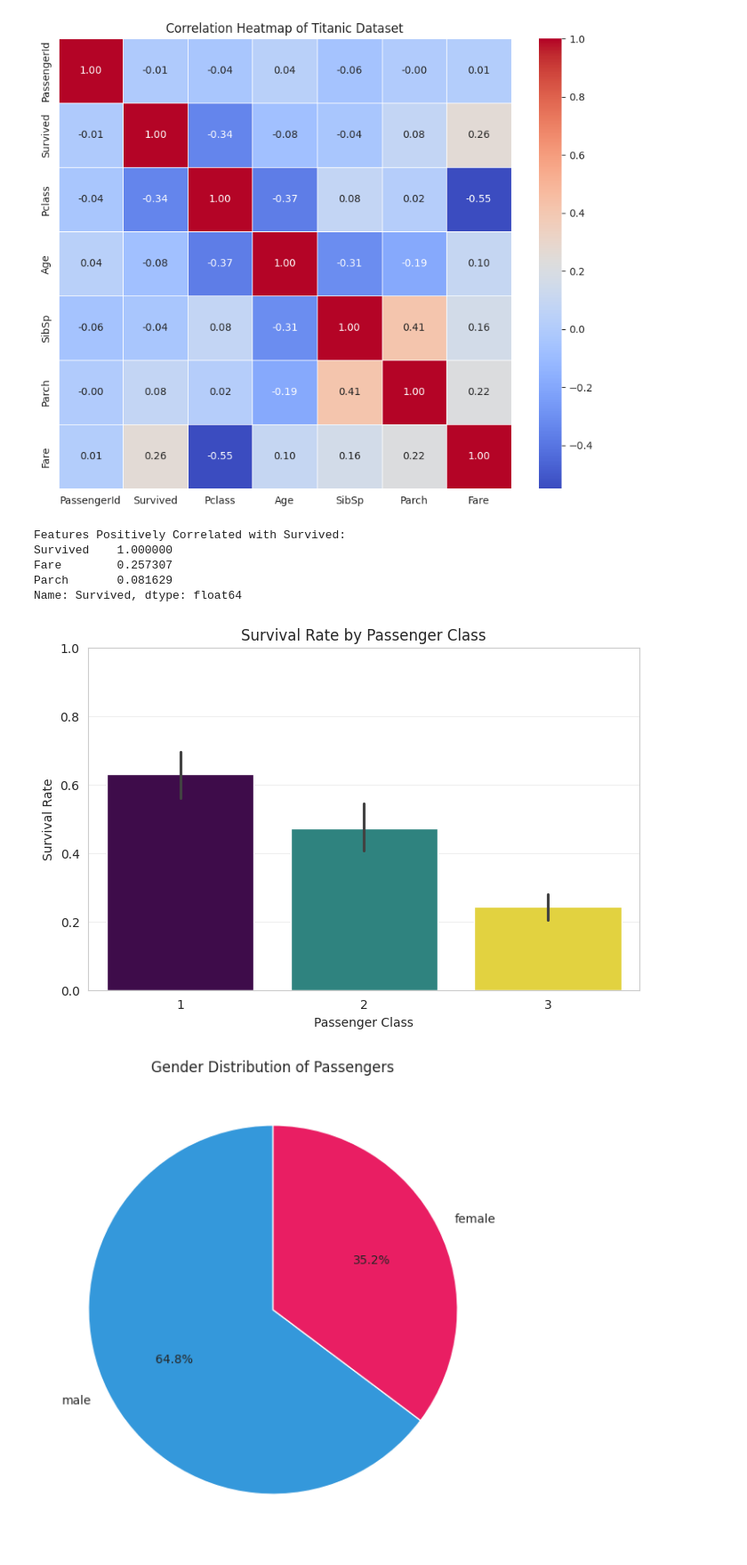
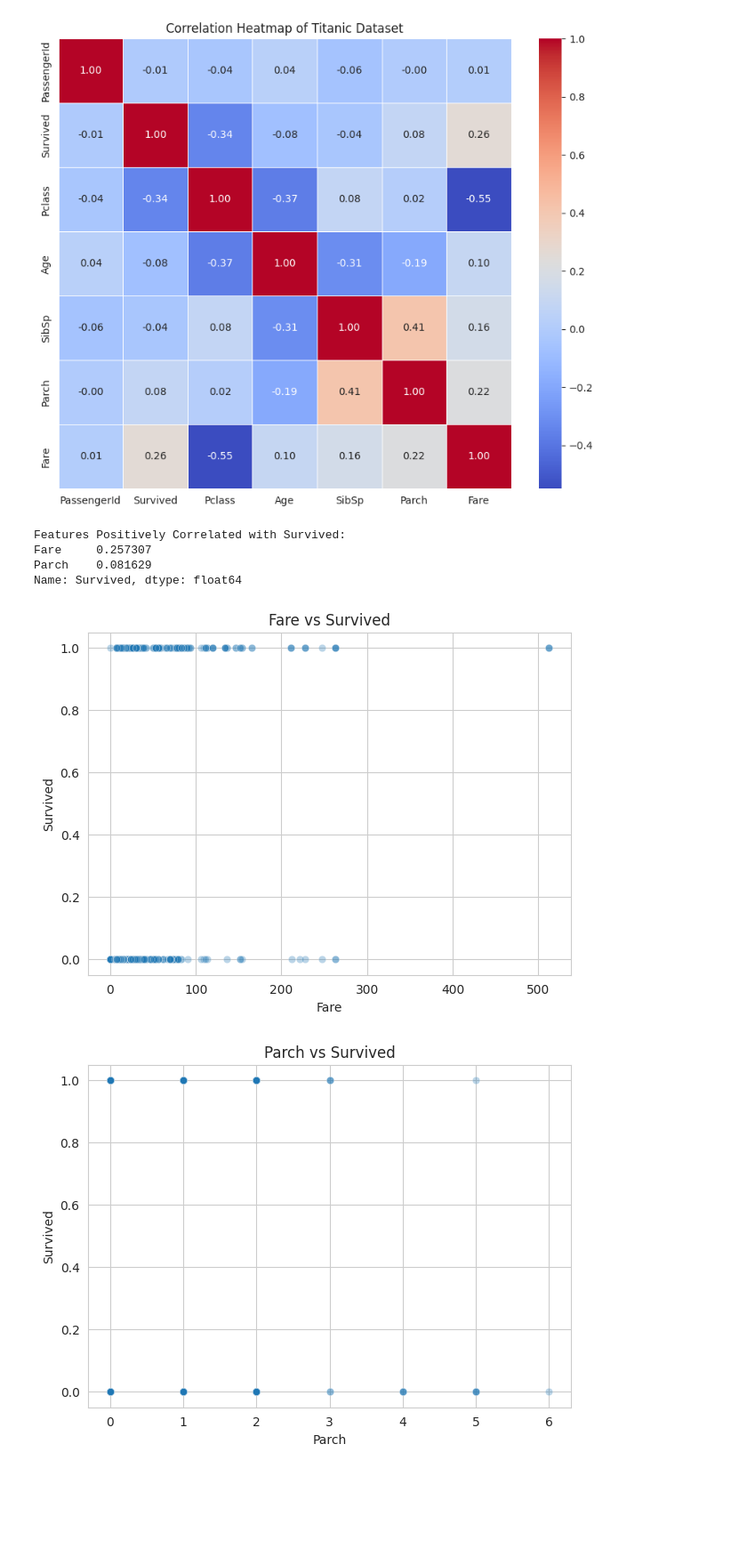
Before and after one commit to karinamomtaz-jpg/-Fractional_Knapsack, a Jupyter notebook: C231492_Titanic_Visualization.ipynb, the cells around one changed output. Shown at 89% size. Cells and saved outputs as stored; diff of their text form; code cells hidden in the pictures; blank space fills up the shorter version.

```diff
--- a/C231492_Titanic_Visualization.ipynb
+++ b/C231492_Titanic_Visualization.ipynb
@@ -181,43 +185,34 @@ plt.show()
 # %% [output]
 [figure]
 # %%
+target = 'Survived'
 
-corr_matrix = df.select_dtypes(include=['int64', 'float64']).corr()
+corr_matrix = df.select_dtypes(include=['int64','float64']).corr()
 
-positive_corr = corr_matrix['Survived'][corr_matrix['Survived'] > 0].sort_values(ascending=False)
+positive_features = corr_matrix[target][
+    (corr_matrix[target] > 0) &
+    (corr_matrix[target].index != target)
+].sort_values(ascending=False)
 
 print("Features Positively Correlated with Survived:")
-print(positive_corr)
+print(positive_features)
 # %% [output]
 Features Positively Correlated with Survived:
-Survived    1.000000
-Fare        0.257307
-Parch       0.081629
+Fare     0.257307
+Parch    0.081629
 Name: Survived, dtype: float64
-# %%
-plt.figure(figsize=(8, 5))
-
-sns.barplot(data=df, x='Pclass', y='Survived',
-            palette='viridis', hue='Pclass', legend=False)
-
-plt.title('Survival Rate by Passenger Class')
-plt.xlabel('Passenger Class')
-plt.ylabel('Survival Rate')
-plt.ylim(0, 1)
-plt.grid(axis='y', alpha=0.3)
-plt.show()
-# %% [output]
-[figure, removed]
-# %%
-sex_counts = df['Sex'].value_counts()
-
-plt.figure(figsize=(7, 7))
-plt.pie(sex_counts.values,
-        labels=sex_counts.index,
-        autopct='%1.1f%%',
-        colors=['#3498db', '#e91e63'],
-        startangle=90)
-plt.title('Gender Distribution of Passengers')
-plt.show()
-# %% [output]
-[figure, removed]
+# %%
+for feature in positive_features.index:
+
+    plt.figure(figsize=(7, 5))
+
+    sns.scatterplot(x=df[feature], y=df[target], alpha=0.3)
+
+    plt.title(f'{feature} vs {target}')
+    plt.xlabel(feature)
+    plt.ylabel('Survived')
+
+    plt.show()
+# %% [output]
+[figure, added]
+[figure, added]
```
Also changed, not shown: parts of 11 cells of this notebook.
